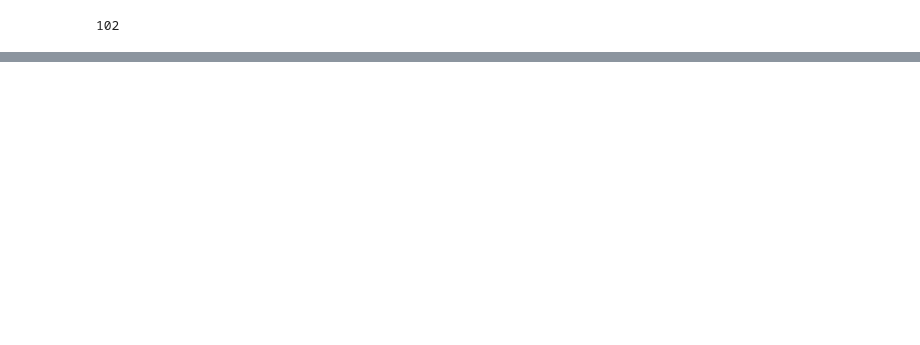
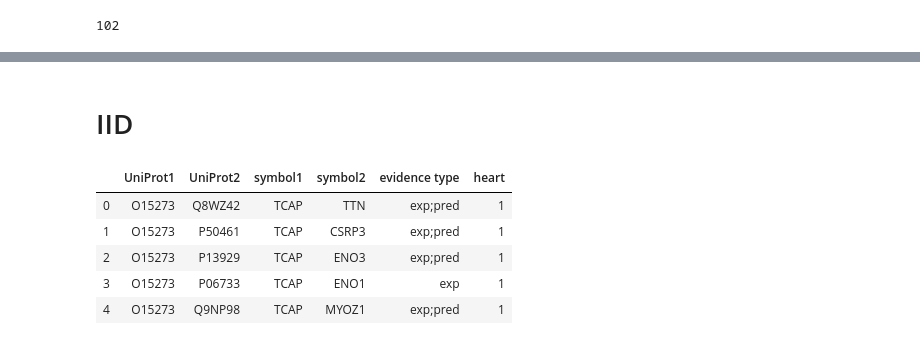
Before and after one commit to LivLilli/Network-Medicine-Dilated-Cardiomyopathy, a Jupyter notebook: project.ipynb, the cells around one changed output, grey strips where cells are left out. Drawn from its saved outputs; the diff is of its cells as text; code cells hidden in the pictures; blank space fills up the shorter version.

```diff
--- a/project.ipynb
+++ b/project.ipynb
@@ -173,3 +193,15 @@ except:
     pass
 
 final_df.to_csv('data.csv')
+# %% [markdown]
+# IID
+# %%
+iid_df = pd.read_csv('PPIs.txt', sep='\t')
+iid_df.head()
+# %% [output]
+|  | UniProt1 | UniProt2 | symbol1 | symbol2 | evidence type | heart |
+| 0 | O15273 | Q8WZ42 | TCAP | TTN | exp;pred | 1 |
+| 1 | O15273 | P50461 | TCAP | CSRP3 | exp;pred | 1 |
+| 2 | O15273 | P13929 | TCAP | ENO3 | exp;pred | 1 |
+| 3 | O15273 | P06733 | TCAP | ENO1 | exp | 1 |
+| 4 | O15273 | Q9NP98 | TCAP | MYOZ1 | exp;pred | 1 |
```
Also changed, not shown: parts of 7 cells of this notebook, 4 other files.
